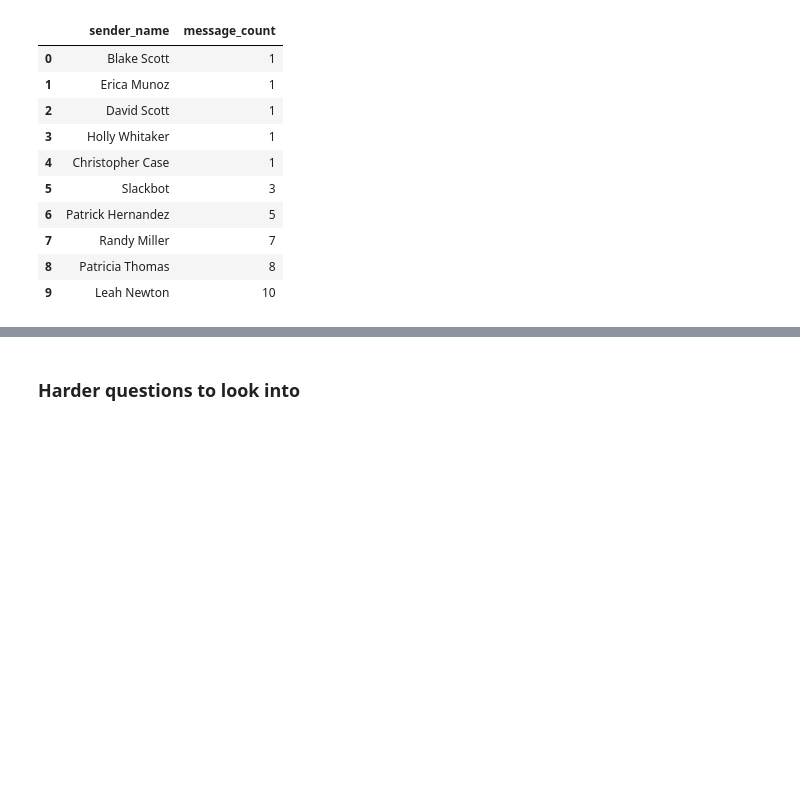
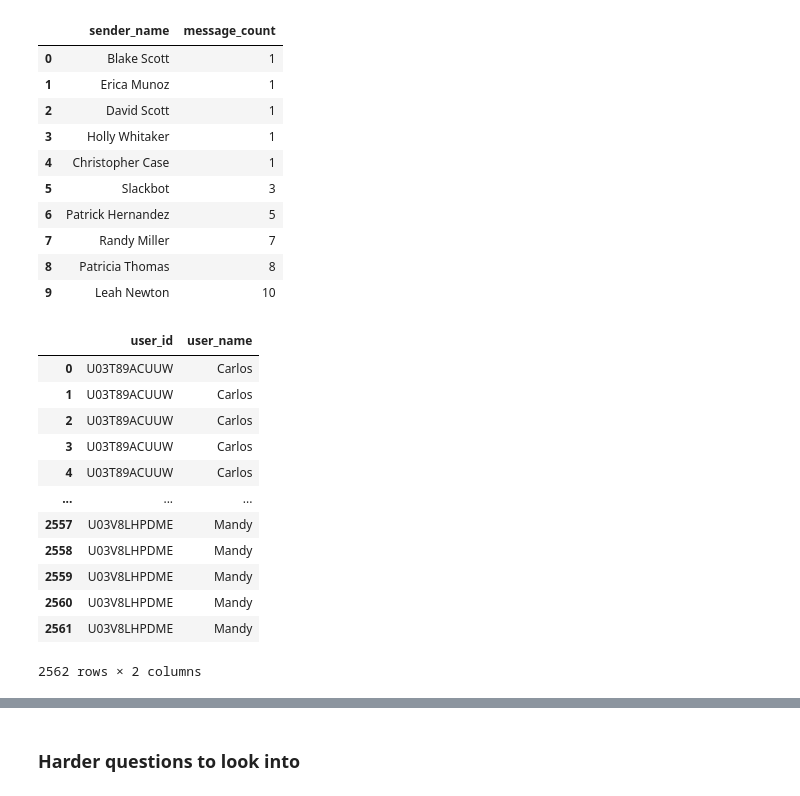
Before and after one commit to Misganaw-Berihun/network_analysis, a Jupyter notebook: notebooks/parse_slack_data.ipynb, the cells around one changed output, grey strips where cells are left out. Cells and saved outputs as stored; diff of their text form; code cells hidden in the pictures; blank space fills up the shorter version.

Commit message:
feat: add mention insights

```diff
--- a/notebooks/parse_slack_data.ipynb
+++ b/notebooks/parse_slack_data.ipynb
@@ -488,3 +480,42 @@ users_with_few_messages(dframe)
 | 7 | Randy Miller | 7 |
 | 8 | Patricia Thomas | 8 |
 | 9 | Leah Newton | 10 |
+# %%
+#mentions
+def mentions(data: DataFrame):
+    user_ids = get_tagged_users(data)
+    ids_list = []
+    for id in user_ids:
+        if id:
+            ids_list.append(id[0][1:])
+
+    return pd.DataFrame({'user_id': ids_list})
+# %%
+all_userids_mentioned = mentions(dframe)
+
+
+ROOT_DIR = '../data/anonymized/'
+sl = SlackDataLoader(ROOT_DIR)
+sl.get_users()
+users_map = sl.get_user_map()[0]
+user_names_df = pd.DataFrame({
+    'user_id' : list(users_map.keys()),
+    'user_name': list(users_map.values())
+})
+
+mentioned_users_df = user_names_df.merge(all_userids_mentioned, on='user_id', how='inner')
+mentioned_users_df
+# %% [output]
+|  | user_id | user_name |
+| 0 | U03T89ACUUW | Carlos |
+| 1 | U03T89ACUUW | Carlos |
+| 2 | U03T89ACUUW | Carlos |
+| 3 | U03T89ACUUW | Carlos |
+| 4 | U03T89ACUUW | Carlos |
+| ... | ... | ... |
+| 2557 | U03V8LHPDME | Mandy |
+| 2558 | U03V8LHPDME | Mandy |
+| 2559 | U03V8LHPDME | Mandy |
+| 2560 | U03V8LHPDME | Mandy |
+| 2561 | U03V8LHPDME | Mandy |
+2562 rows × 2 columns
```
Also changed, not shown: parts of 7 cells of this notebook.
